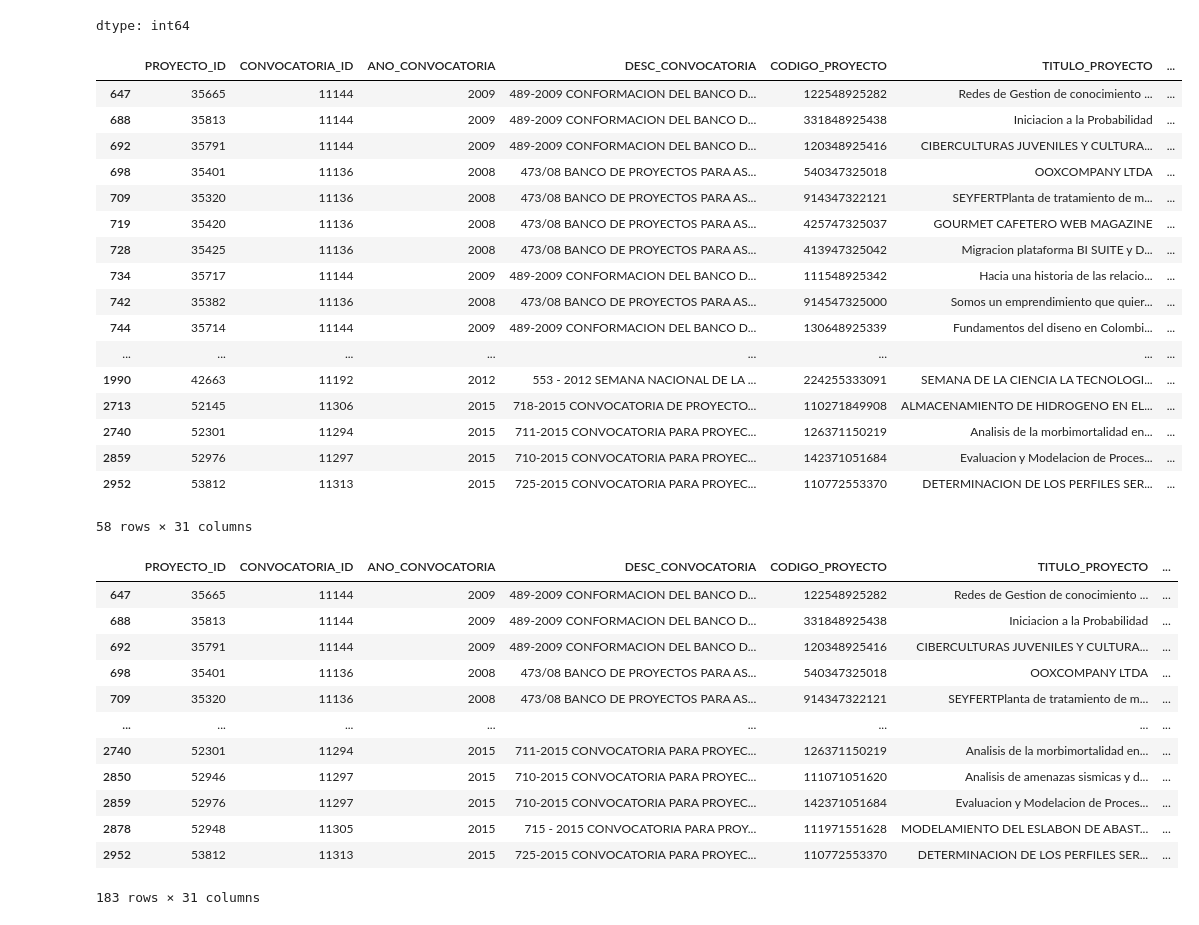
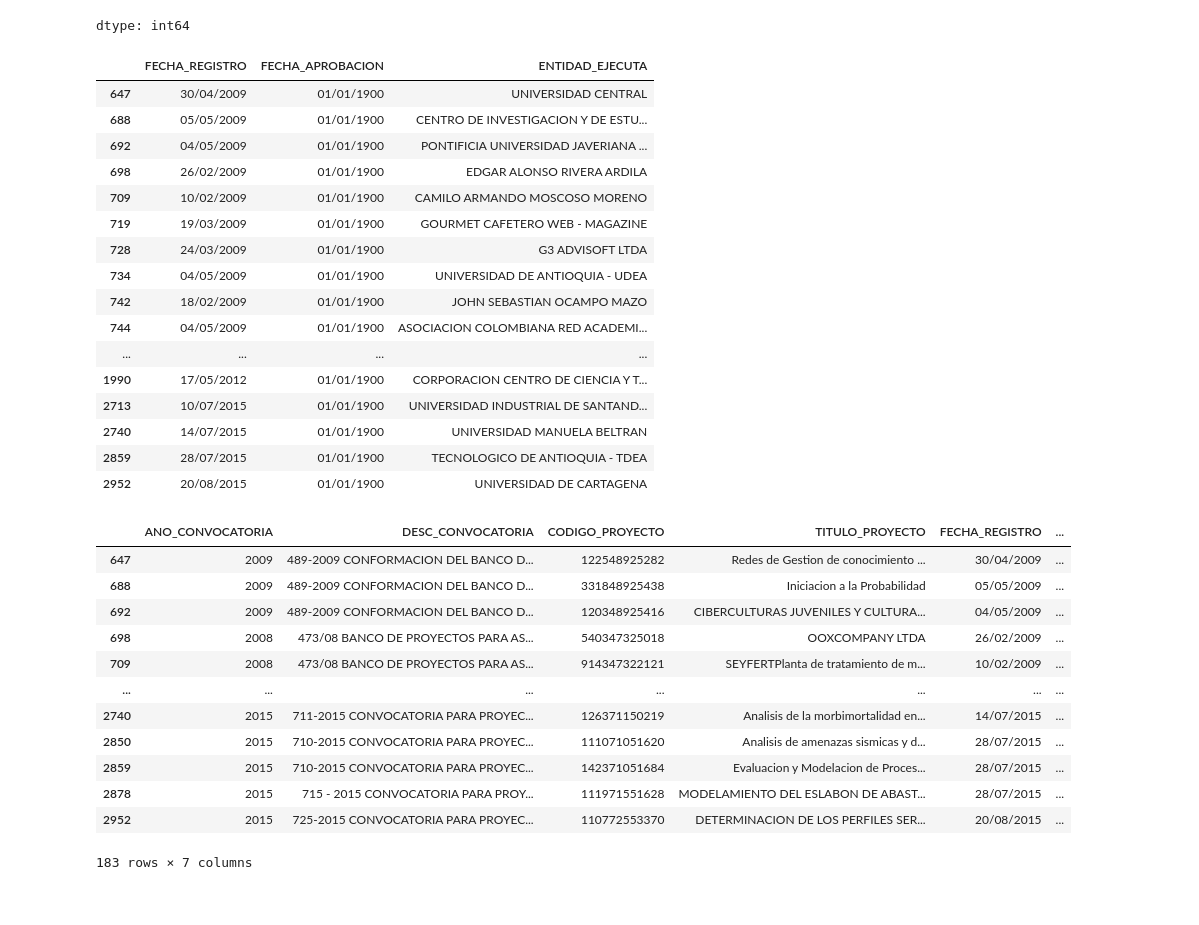
Before and after one commit to EstherSiatoya/ProyectoAnalisisdeDatos, a Jupyter notebook: ProyectoAnalisisDatos.ipynb, the cells around one changed output. Cells and saved outputs as stored; diff of their text form; code cells hidden in the pictures.

```diff
--- a/ProyectoAnalisisDatos.ipynb
+++ b/ProyectoAnalisisDatos.ipynb
@@ -159,40 +198,41 @@ df['COD_AREA_CIENCIA'].value_counts()
 | 1 | 1 |
 dtype: int64
 # %%
-#df[(df.MONTO_FINANCIADO_AP == 0) & (df.MONTO_CONTRAPARTIDA_AP == 0) & (df.MONTO_TOTAL_AP == 0) & (df.FECHA_APROBACION == '01/01/1900')]
-df[(df.MONTO_TOTAL_AP == 0) & (df.FECHA_APROBACION == '01/01/1900')]
+#df[(df.MONTO_FINANCIADO_AP == 0) & (df.MONTO_CONTRAPARTIDA_AP == 0) & (df.MONTO_TOTAL_AP == 0)]
+df[(df.MONTO_TOTAL_AP == 0) & (df.FECHA_APROBACION == '01/01/1900')].loc[:,'FECHA_REGISTRO':'ENTIDAD_EJECUTA']
+#58 registros que cumplen la condición
 # %% [output]
-|  | PROYECTO_ID | CONVOCATORIA_ID | ANO_CONVOCATORIA | DESC_CONVOCATORIA | CODIGO_PROYECTO | TITULO_PROYECTO | ... |
-| 647 | 35665 | 11144 | 2009 | 489-2009 CONFORMACION DEL BANCO D... | 122548925282 | Redes de Gestion de conocimiento ... | ... |
-| 688 | 35813 | 11144 | 2009 | 489-2009 CONFORMACION DEL BANCO D... | 331848925438 | Iniciacion a la Probabilidad | ... |
-| 692 | 35791 | 11144 | 2009 | 489-2009 CONFORMACION DEL BANCO D... | 120348925416 | CIBERCULTURAS JUVENILES Y CULTURA... | ... |
-| 698 | 35401 | 11136 | 2008 | 473/08 BANCO DE PROYECTOS PARA AS... | 540347325018 | OOXCOMPANY LTDA | ... |
-| 709 | 35320 | 11136 | 2008 | 473/08 BANCO DE PROYECTOS PARA AS... | 914347322121 | SEYFERTPlanta de tratamiento de m... | ... |
-| 719 | 35420 | 11136 | 2008 | 473/08 BANCO DE PROYECTOS PARA AS... | 425747325037 | GOURMET CAFETERO WEB MAGAZINE | ... |
-| 728 | 35425 | 11136 | 2008 | 473/08 BANCO DE PROYECTOS PARA AS... | 413947325042 | Migracion plataforma BI SUITE y D... | ... |
-| 734 | 35717 | 11144 | 2009 | 489-2009 CONFORMACION DEL BANCO D... | 111548925342 | Hacia una historia de las relacio... | ... |
-| 742 | 35382 | 11136 | 2008 | 473/08 BANCO DE PROYECTOS PARA AS... | 914547325000 | Somos un emprendimiento que quier... | ... |
-| 744 | 35714 | 11144 | 2009 | 489-2009 CONFORMACION DEL BANCO D... | 130648925339 | Fundamentos del diseno en Colombi... | ... |
-| ... | ... | ... | ... | ... | ... | ... | ... |
-| 1990 | 42663 | 11192 | 2012 | 553 - 2012 SEMANA NACIONAL DE LA ... | 224255333091 | SEMANA DE LA CIENCIA LA TECNOLOGI... | ... |
-| 2713 | 52145 | 11306 | 2015 | 718-2015 CONVOCATORIA DE PROYECTO... | 110271849908 | ALMACENAMIENTO DE HIDROGENO EN EL... | ... |
-| 2740 | 52301 | 11294 | 2015 | 711-2015 CONVOCATORIA PARA PROYEC... | 126371150219 | Analisis de la morbimortalidad en... | ... |
-| 2859 | 52976 | 11297 | 2015 | 710-2015 CONVOCATORIA PARA PROYEC... | 142371051684 | Evaluacion y Modelacion de Proces... | ... |
-| 2952 | 53812 | 11313 | 2015 | 725-2015 CONVOCATORIA PARA PROYEC... | 110772553370 | DETERMINACION DE LOS PERFILES SER... | ... |
+|  | FECHA_REGISTRO | FECHA_APROBACION | ENTIDAD_EJECUTA |
+| 647 | 30/04/2009 | 01/01/1900 | UNIVERSIDAD CENTRAL |
+| 688 | 05/05/2009 | 01/01/1900 | CENTRO DE INVESTIGACION Y DE ESTU... |
+| 692 | 04/05/2009 | 01/01/1900 | PONTIFICIA UNIVERSIDAD JAVERIANA ... |
+| 698 | 26/02/2009 | 01/01/1900 | EDGAR ALONSO RIVERA ARDILA |
+| 709 | 10/02/2009 | 01/01/1900 | CAMILO ARMANDO MOSCOSO MORENO |
+| 719 | 19/03/2009 | 01/01/1900 | GOURMET CAFETERO WEB - MAGAZINE |
+| 728 | 24/03/2009 | 01/01/1900 | G3 ADVISOFT LTDA |
+| 734 | 04/05/2009 | 01/01/1900 | UNIVERSIDAD DE ANTIOQUIA - UDEA |
+| 742 | 18/02/2009 | 01/01/1900 | JOHN SEBASTIAN OCAMPO MAZO |
+| 744 | 04/05/2009 | 01/01/1900 | ASOCIACION COLOMBIANA RED ACADEMI... |
+| ... | ... | ... | ... |
+| 1990 | 17/05/2012 | 01/01/1900 | CORPORACION CENTRO DE CIENCIA Y T... |
+| 2713 | 10/07/2015 | 01/01/1900 | UNIVERSIDAD INDUSTRIAL DE SANTAND... |
+| 2740 | 14/07/2015 | 01/01/1900 | UNIVERSIDAD MANUELA BELTRAN |
+| 2859 | 28/07/2015 | 01/01/1900 | TECNOLOGICO DE ANTIOQUIA - TDEA |
+| 2952 | 20/08/2015 | 01/01/1900 | UNIVERSIDAD DE CARTAGENA |
-58 rows × 31 columns
 # %%
-df[(df.FECHA_APROBACION == '01/01/1900')]
+df[(df.FECHA_APROBACION == '01/01/1900')].loc[:,'ANO_CONVOCATORIA':'ENTIDAD_EJECUTA']
+#183 registros cumplen la condición
 # %% [output]
-|  | PROYECTO_ID | CONVOCATORIA_ID | ANO_CONVOCATORIA | DESC_CONVOCATORIA | CODIGO_PROYECTO | TITULO_PROYECTO | ... |
-| 647 | 35665 | 11144 | 2009 | 489-2009 CONFORMACION DEL BANCO D... | 122548925282 | Redes de Gestion de conocimiento ... | ... |
-| 688 | 35813 | 11144 | 2009 | 489-2009 CONFORMACION DEL BANCO D... | 331848925438 | Iniciacion a la Probabilidad | ... |
-| 692 | 35791 | 11144 | 2009 | 489-2009 CONFORMACION DEL BANCO D... | 120348925416 | CIBERCULTURAS JUVENILES Y CULTURA... | ... |
-| 698 | 35401 | 11136 | 2008 | 473/08 BANCO DE PROYECTOS PARA AS... | 540347325018 | OOXCOMPANY LTDA | ... |
-| 709 | 35320 | 11136 | 2008 | 473/08 BANCO DE PROYECTOS PARA AS... | 914347322121 | SEYFERTPlanta de tratamiento de m... | ... |
-| ... | ... | ... | ... | ... | ... | ... | ... |
-| 2740 | 52301 | 11294 | 2015 | 711-2015 CONVOCATORIA PARA PROYEC... | 126371150219 | Analisis de la morbimortalidad en... | ... |
-| 2850 | 52946 | 11297 | 2015 | 710-2015 CONVOCATORIA PARA PROYEC... | 111071051620 | Analisis de amenazas sismicas y d... | ... |
-| 2859 | 52976 | 11297 | 2015 | 710-2015 CONVOCATORIA PARA PROYEC... | 142371051684 | Evaluacion y Modelacion de Proces... | ... |
-| 2878 | 52948 | 11305 | 2015 | 715 - 2015 CONVOCATORIA PARA PROY... | 111971551628 | MODELAMIENTO DEL ESLABON DE ABAST... | ... |
-| 2952 | 53812 | 11313 | 2015 | 725-2015 CONVOCATORIA PARA PROYEC... | 110772553370 | DETERMINACION DE LOS PERFILES SER... | ... |
+|  | ANO_CONVOCATORIA | DESC_CONVOCATORIA | CODIGO_PROYECTO | TITULO_PROYECTO | FECHA_REGISTRO | ... |
+| 647 | 2009 | 489-2009 CONFORMACION DEL BANCO D... | 122548925282 | Redes de Gestion de conocimiento ... | 30/04/2009 | ... |
+| 688 | 2009 | 489-2009 CONFORMACION DEL BANCO D... | 331848925438 | Iniciacion a la Probabilidad | 05/05/2009 | ... |
+| 692 | 2009 | 489-2009 CONFORMACION DEL BANCO D... | 120348925416 | CIBERCULTURAS JUVENILES Y CULTURA... | 04/05/2009 | ... |
+| 698 | 2008 | 473/08 BANCO DE PROYECTOS PARA AS... | 540347325018 | OOXCOMPANY LTDA | 26/02/2009 | ... |
+| 709 | 2008 | 473/08 BANCO DE PROYECTOS PARA AS... | 914347322121 | SEYFERTPlanta de tratamiento de m... | 10/02/2009 | ... |
+| ... | ... | ... | ... | ... | ... | ... |
+| 2740 | 2015 | 711-2015 CONVOCATORIA PARA PROYEC... | 126371150219 | Analisis de la morbimortalidad en... | 14/07/2015 | ... |
+| 2850 | 2015 | 710-2015 CONVOCATORIA PARA PROYEC... | 111071051620 | Analisis de amenazas sismicas y d... | 28/07/2015 | ... |
+| 2859 | 2015 | 710-2015 CONVOCATORIA PARA PROYEC... | 142371051684 | Evaluacion y Modelacion de Proces... | 28/07/2015 | ... |
+| 2878 | 2015 | 715 - 2015 CONVOCATORIA PARA PROY... | 111971551628 | MODELAMIENTO DEL ESLABON DE ABAST... | 28/07/2015 | ... |
+| 2952 | 2015 | 725-2015 CONVOCATORIA PARA PROYEC... | 110772553370 | DETERMINACION DE LOS PERFILES SER... | 20/08/2015 | ... |
-183 rows × 31 columns
+183 rows × 7 columns
```
Also changed, not shown: parts of 4 cells of this notebook.
